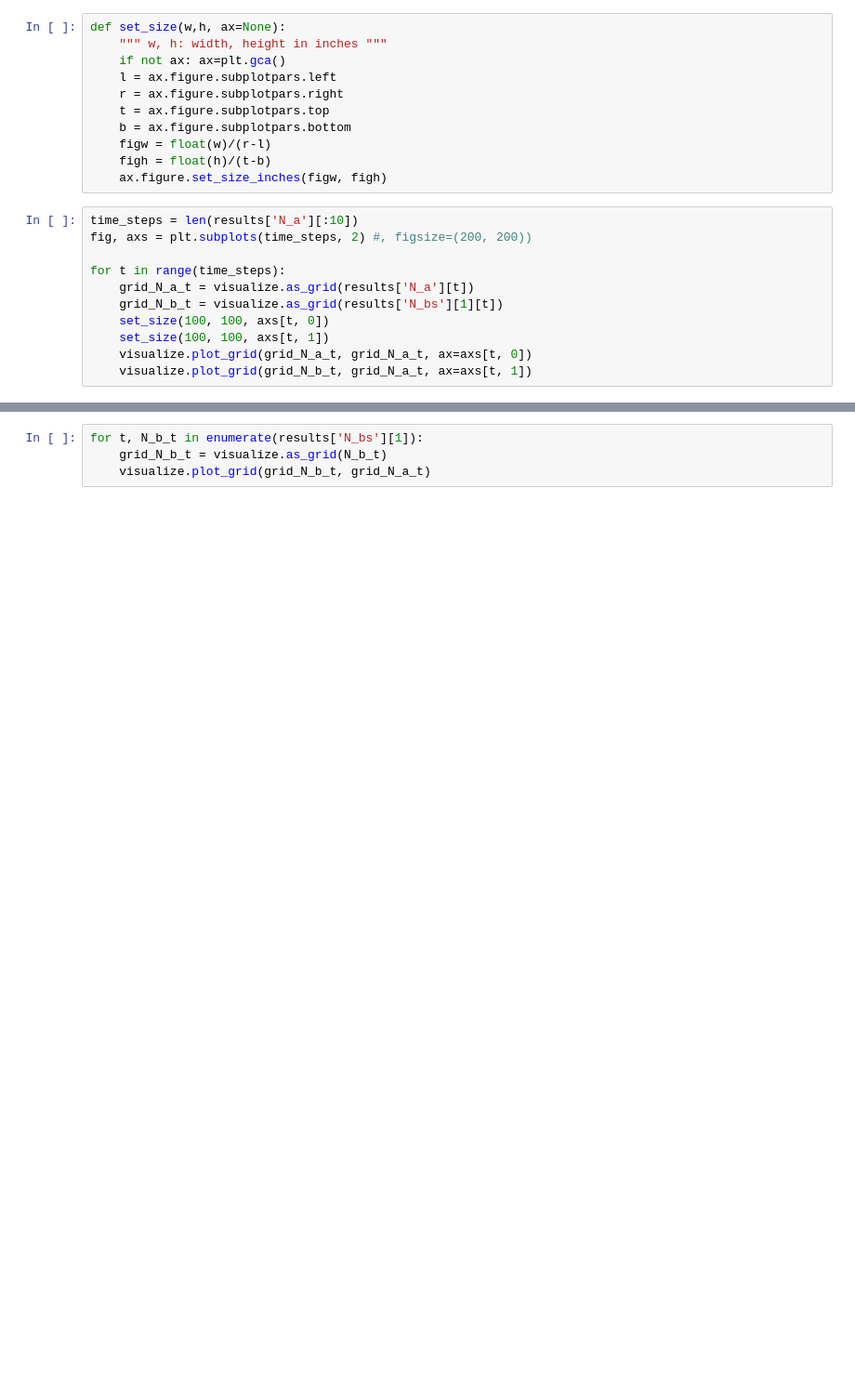
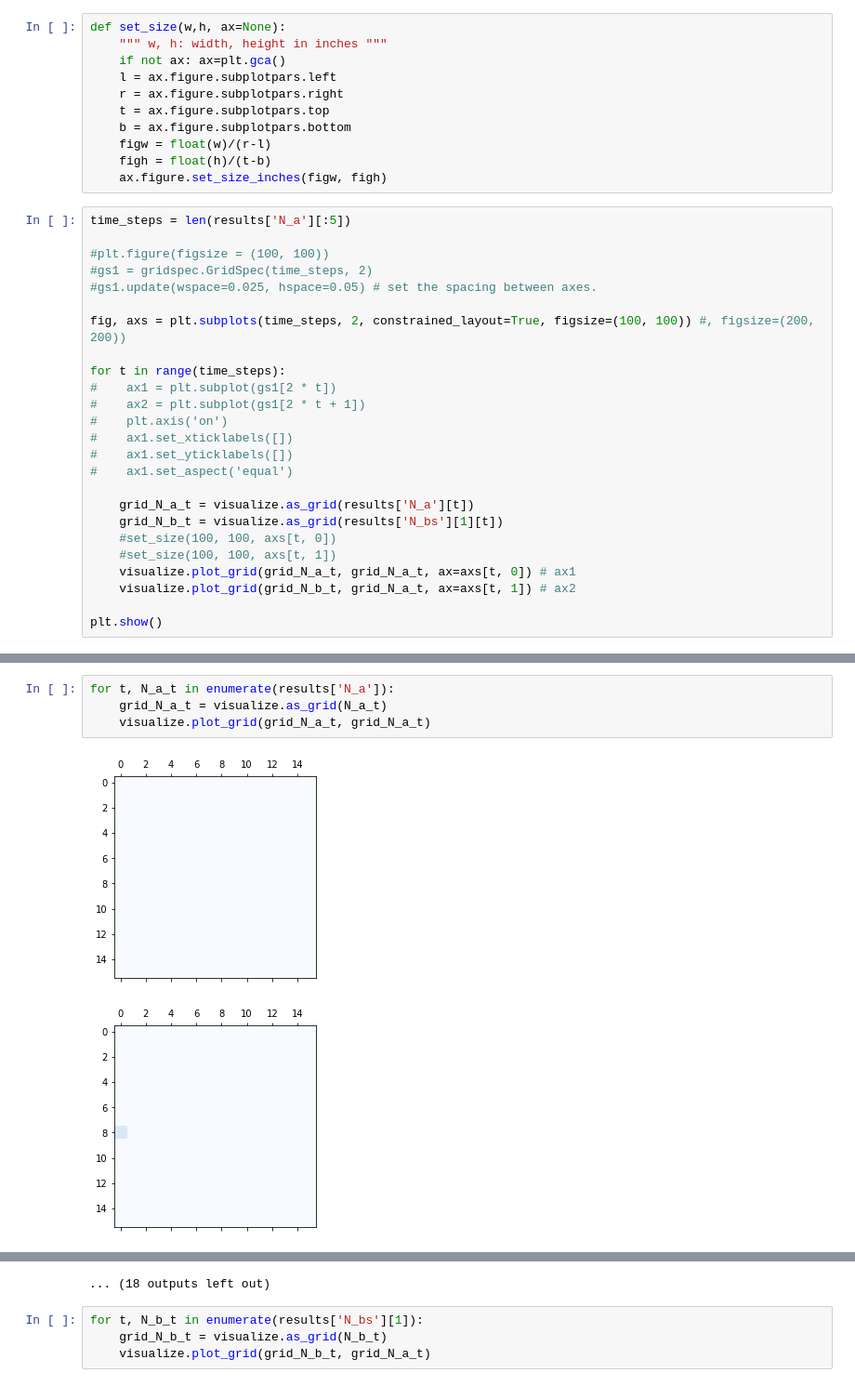
Before and after one commit to blakeelias/multi_scale_pandemic, a Jupyter notebook: Visualizations.ipynb, the cells around one changed output, grey strips where cells are left out. Shown at 93% size. Cells and saved outputs as stored; diff of their text form; blank space fills up the shorter version.

Commit message:
Visualization of N_a and N_b

```diff
--- a/Visualizations.ipynb
+++ b/Visualizations.ipynb
@@ -51,14 +52,28 @@ def set_size(w,h, ax=None):
     figh = float(h)/(t-b)
     ax.figure.set_size_inches(figw, figh)
 # %%
-time_steps = len(results['N_a'][:10])
-fig, axs = plt.subplots(time_steps, 2) #, figsize=(200, 200))
+time_steps = len(results['N_a'][:5])
+
+#plt.figure(figsize = (100, 100))
+#gs1 = gridspec.GridSpec(time_steps, 2)
+#gs1.update(wspace=0.025, hspace=0.05) # set the spacing between axes.
+
+fig, axs = plt.subplots(time_steps, 2, constrained_layout=True, figsize=(100, 100)) #, figsize=(200, 200))
 
 for t in range(time_steps):
+#    ax1 = plt.subplot(gs1[2 * t])
+#    ax2 = plt.subplot(gs1[2 * t + 1])
+#    plt.axis('on')
+#    ax1.set_xticklabels([])
+#    ax1.set_yticklabels([])
+#    ax1.set_aspect('equal')
+
     grid_N_a_t = visualize.as_grid(results['N_a'][t])
     grid_N_b_t = visualize.as_grid(results['N_bs'][1][t])
-    set_size(100, 100, axs[t, 0])
-    set_size(100, 100, axs[t, 1])
-    visualize.plot_grid(grid_N_a_t, grid_N_a_t, ax=axs[t, 0])
-    visualize.plot_grid(grid_N_b_t, grid_N_a_t, ax=axs[t, 1])
+    #set_size(100, 100, axs[t, 0])
+    #set_size(100, 100, axs[t, 1])
+    visualize.plot_grid(grid_N_a_t, grid_N_a_t, ax=axs[t, 0]) # ax1
+    visualize.plot_grid(grid_N_b_t, grid_N_a_t, ax=axs[t, 1]) # ax2
+
+plt.show()
 # %% [output]
@@ -65,0 +81,7 @@ for t in range(time_steps):
+# %%
+for t, N_a_t in enumerate(results['N_a']):
+    grid_N_a_t = visualize.as_grid(N_a_t)
+    visualize.plot_grid(grid_N_a_t, grid_N_a_t)
+# %% [output]
+[figure, added]
+[figure, added]
@@ -66,3 +98,4 @@ for t in range(time_steps):
+... (18 outputs left out)
 # %%
 for t, N_b_t in enumerate(results['N_bs'][1]):
     grid_N_b_t = visualize.as_grid(N_b_t)
```
Also changed, not shown: parts of 3 cells of this notebook.
